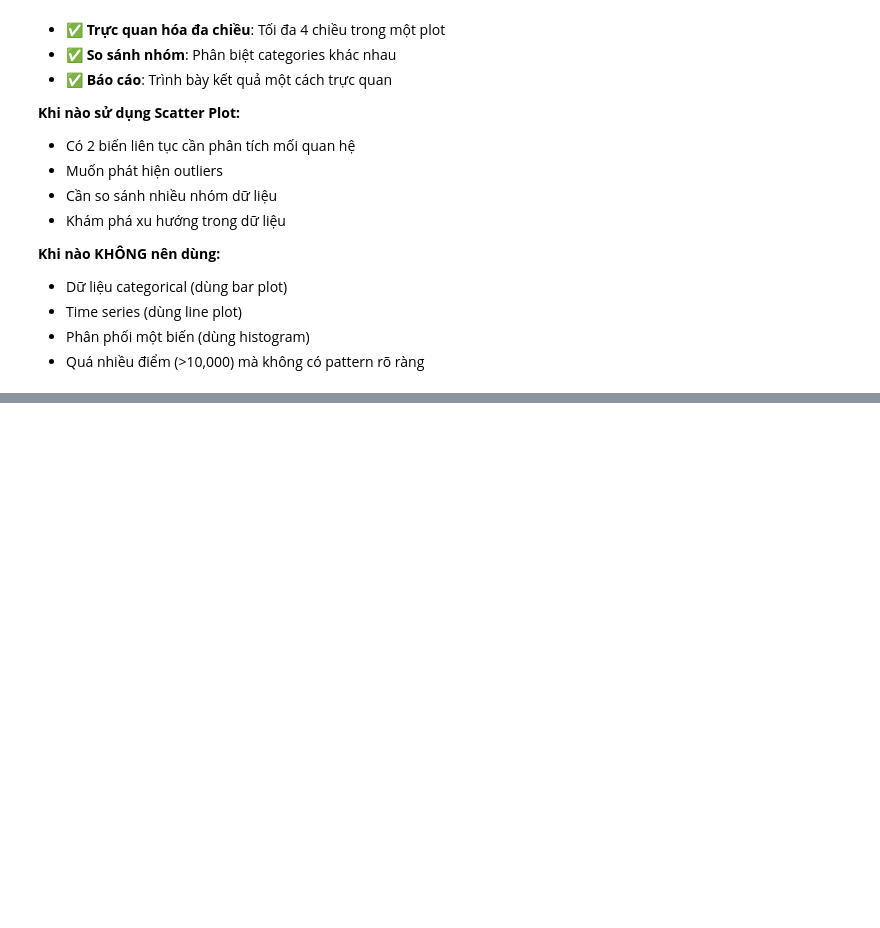
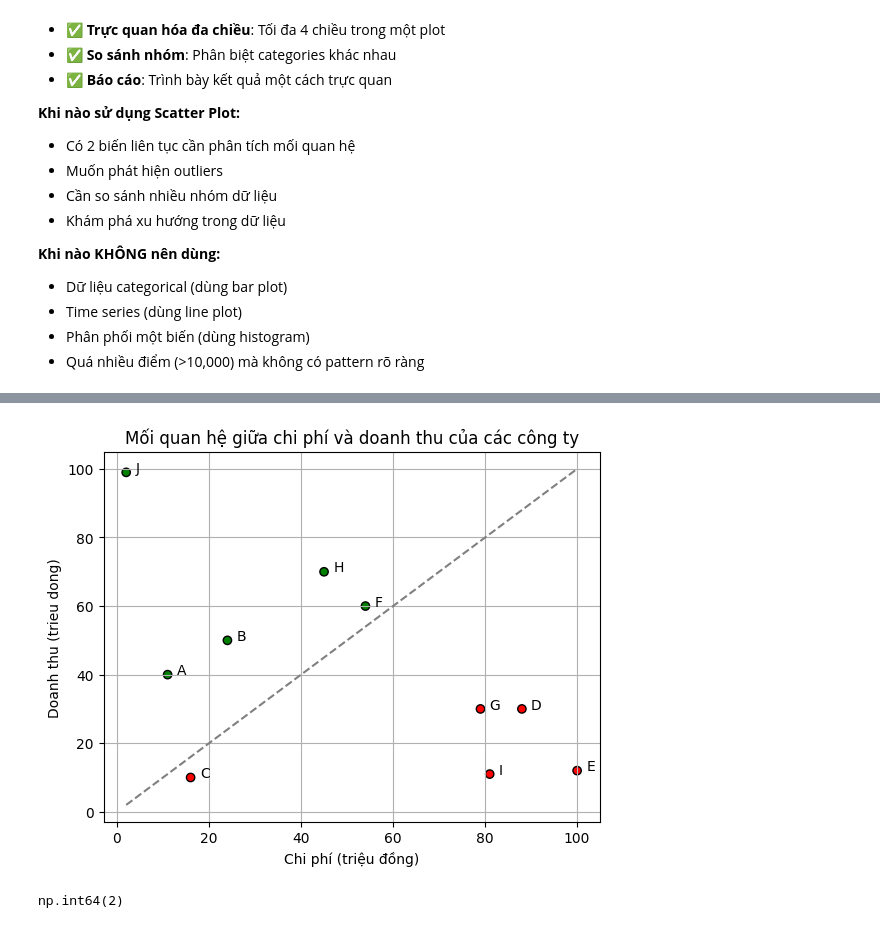
Before and after one commit to HoangHumg1210/Data_Visualizaton_Basic, a Jupyter notebook: Scatter.ipynb, the cells around one changed output, grey strips where cells are left out. Drawn from its saved outputs; the diff is of its cells as text; code cells hidden in the pictures; blank space fills up the shorter version.

```diff
--- a/Scatter.ipynb
+++ b/Scatter.ipynb
@@ -311,0 +314,7 @@ plt.show()
+# %%
+companies = ['A', 'B','C','D','E','F','G','H','I','J']
+costs = [11,24, 16, 88, 100, 54, 79, 45, 81, 2 ]
+revenues = [40, 50, 10, 30, 12, 60, 30, 70,11, 99]
+
+df = pd.DataFrame({"Company": companies, "Costs": costs, 'Revenues': revenues})
+df
@@ -311,0 +333,30 @@ plt.show()
+# %%
+colors = []
+
+for cost, revenune in zip(df['Costs'], df['Revenues']):
+    if cost >= revenune:
+        colors.append('red')
+    else:
+        colors.append('green')
+
+# plt.axline((0,0), slope =1)
+min_val = min(df['Costs'].min(), df['Revenues'].min())
+max_val = max(df['Costs'].max(), df['Revenues'].max())
+plt.plot((min_val, max_val), (min_val, max_val), linestyle = '--', color = 'gray')
+
+
+plt.scatter(df['Costs'], df['Revenues'], color = colors, edgecolor = 'black')
+
+for i, row in df.iterrows():
+    plt.text(row['Costs'] +2, row['Revenues'], row['Company'])
+
+plt.title("Mối quan hệ giữa chi phí và doanh thu của các công ty")
+plt.xlabel("Chi phí (triệu đồng)")
+plt.ylabel("Doanh thu (trieu dong)")
+plt.grid()
+# %% [output]
+[figure, added]
+# %%
+min_val
+# %% [output]
+np.int64(2)
```
Also changed, not shown: parts of 4 cells of this notebook, 9 other files.
